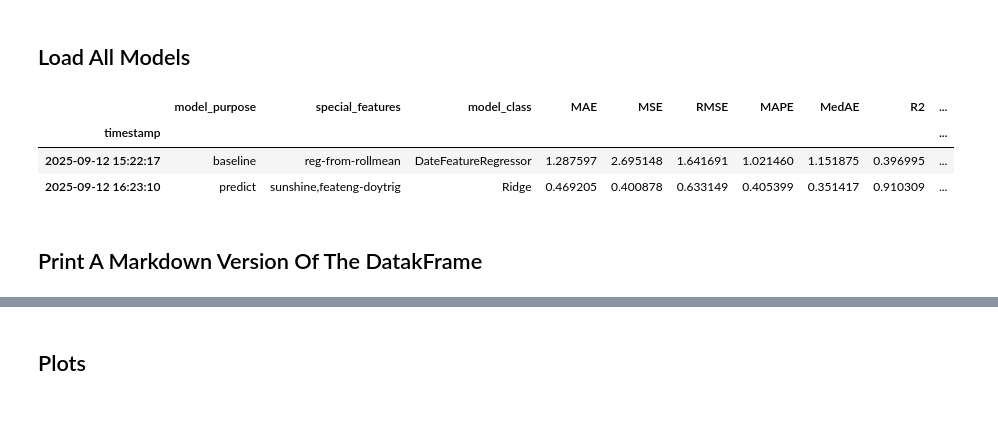
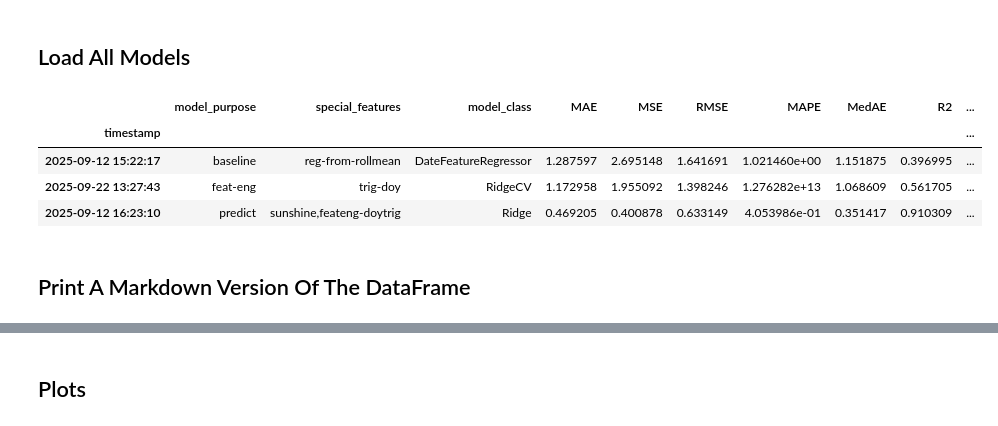
Before and after one commit to S-Rombach/Predict_Power_Output, a Jupyter notebook: models/compare_models.ipynb, the cells around one changed output, grey strips where cells are left out. Saved outputs shown, nothing was run; the diff lists cells and outputs as text; code cells hidden in the pictures.

```diff
--- a/models/compare_models.ipynb
+++ b/models/compare_models.ipynb
@@ -5,6 +5,7 @@
 # %%
 import os
 import json
+import numpy as np
 import pandas as pd
 from src.config import MODELS_DIR, MODEL_ALIASES
 
@@ -35,47 +36,38 @@ for d in subdirs:
     if os.path.exists(result_path):
         with open(result_path, "r") as f:
             data = json.load(f)
 
         for key in target_keys:
             val = data
             for part in key.split("__"):
                 if isinstance(val, dict) and part in val:
                     val = val[part]
                 else:
                     val = None
                     break
             row[key] = val
     else:
         continue
     row["dir"] = d
     rows.append(row)
 
 
 df = pd.DataFrame(rows)
 
 df["timestamp"] = pd.to_datetime(df["timestamp"])
 df = df.set_index("timestamp")
 
-if "roc_auc_score" in df.columns:
-    df["roc_auc_score"] = pd.to_numeric(df["roc_auc_score"], errors="coerce")
-
-for col in [c for c in df.columns if c.startswith("classification_report")]:
-    df.rename(
-        columns={
-            col: col.replace("classification_report__", "cl_rep__").replace(" ", "_")
-        },
-        inplace=True,
-    )
 
 df = df.sort_values(by="R2", ascending=True)
 display(df)
 # %% [output]
 |  | model_purpose | special_features | model_class | MAE | MSE | RMSE | MAPE | MedAE | R2 | ... |
 | timestamp |  |  |  |  |  |  |  |  |  | ... |
-| 2025-09-12 15:22:17 | baseline | reg-from-rollmean | DateFeatureRegressor | 1.287597 | 2.695148 | 1.641691 | 1.021460 | 1.151875 | 0.396995 | ... |
-| 2025-09-12 16:23:10 | predict | sunshine,feateng-doytrig | Ridge | 0.469205 | 0.400878 | 0.633149 | 0.405399 | 0.351417 | 0.910309 | ... |
+| 2025-09-12 15:22:17 | baseline | reg-from-rollmean | DateFeatureRegressor | 1.287597 | 2.695148 | 1.641691 | 1.021460e+00 | 1.151875 | 0.396995 | ... |
+| 2025-09-22 13:27:43 | feat-eng | trig-doy | RidgeCV | 1.172958 | 1.955092 | 1.398246 | 1.276282e+13 | 1.068609 | 0.561705 | ... |
+| 2025-09-12 16:23:10 | predict | sunshine,feateng-doytrig | Ridge | 0.469205 | 0.400878 | 0.633149 | 4.053986e-01 | 0.351417 | 0.910309 | ... |
 # %% [markdown]
-## Print A Markdown Version Of The DatakFrame
+## Print A Markdown Version Of The DataFrame
 # %%
 # df as markdown table
 from tabulate import tabulate
```
Also changed, not shown: parts of 4 cells of this notebook.
